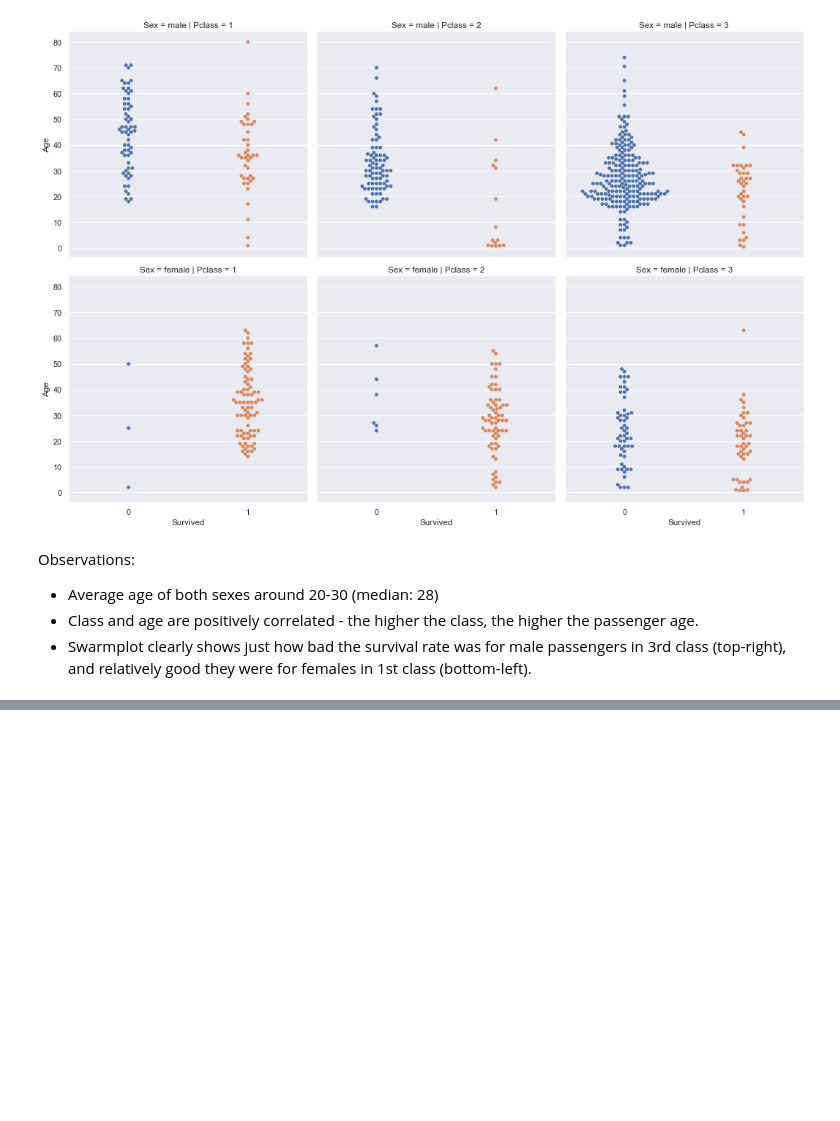
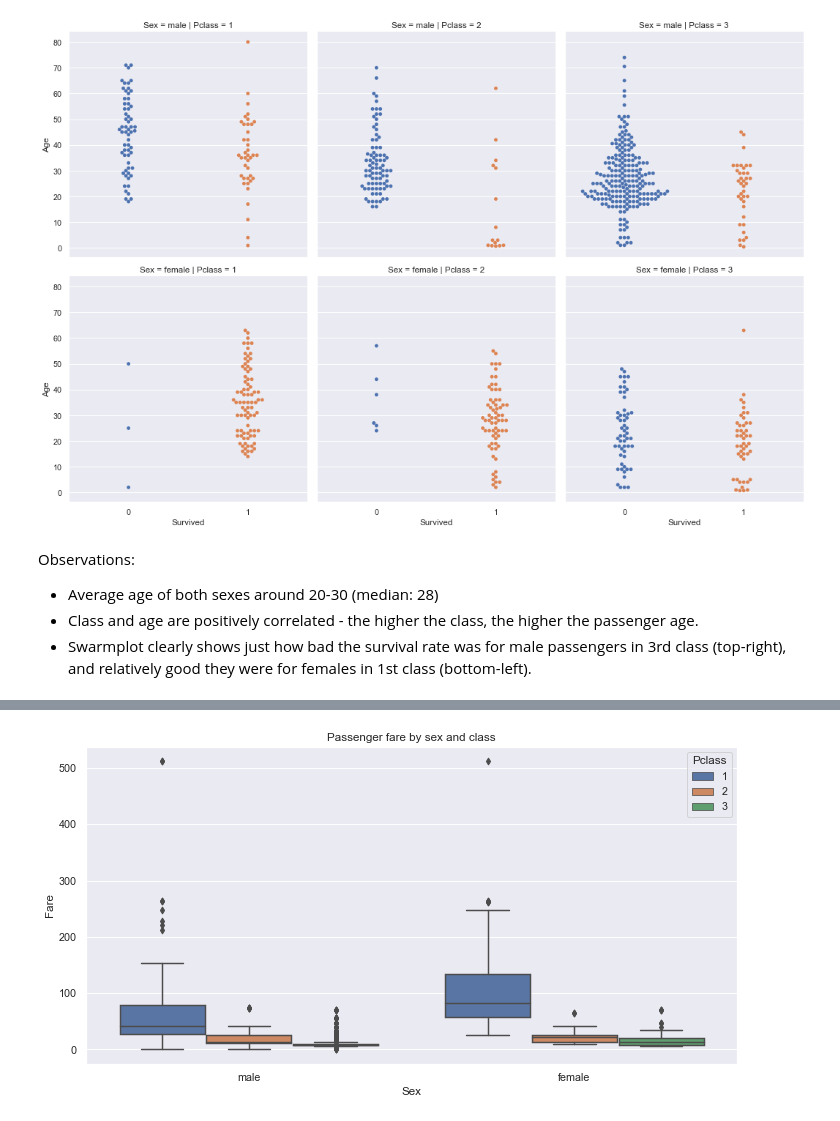
Before and after one commit to niekvanderzwaag/Titanic, a Jupyter notebook: Titanic EDA.ipynb, the cells around one changed output, grey strips where cells are left out. Cells and saved outputs as stored; diff of their text form; code cells hidden in the pictures; blank space fills up the shorter version.

```diff
--- a/Titanic EDA.ipynb
+++ b/Titanic EDA.ipynb
@@ -297,0 +321,5 @@ Observations:
+# %%
+sns.boxplot(data=titanic, x='Sex', y='Fare', hue='Pclass')
+plt.title('Passenger fare by sex and class');
+# %% [output]
+[figure, added]
```
Also changed, not shown: parts of 66 cells of this notebook.
